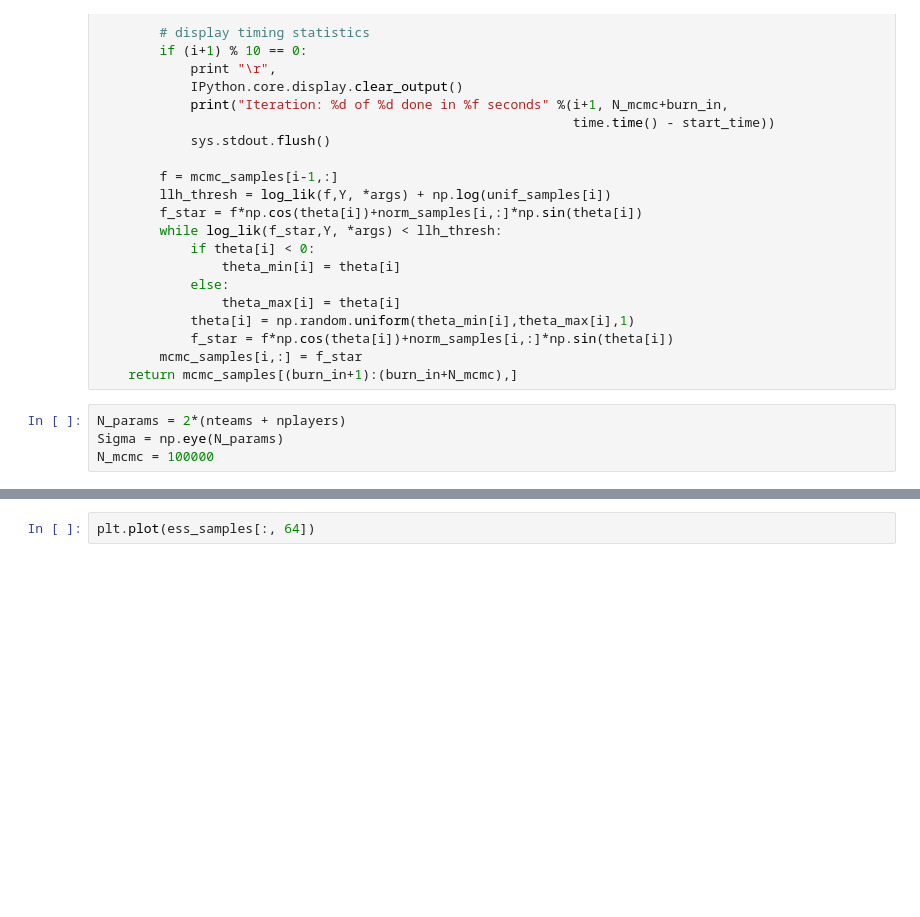
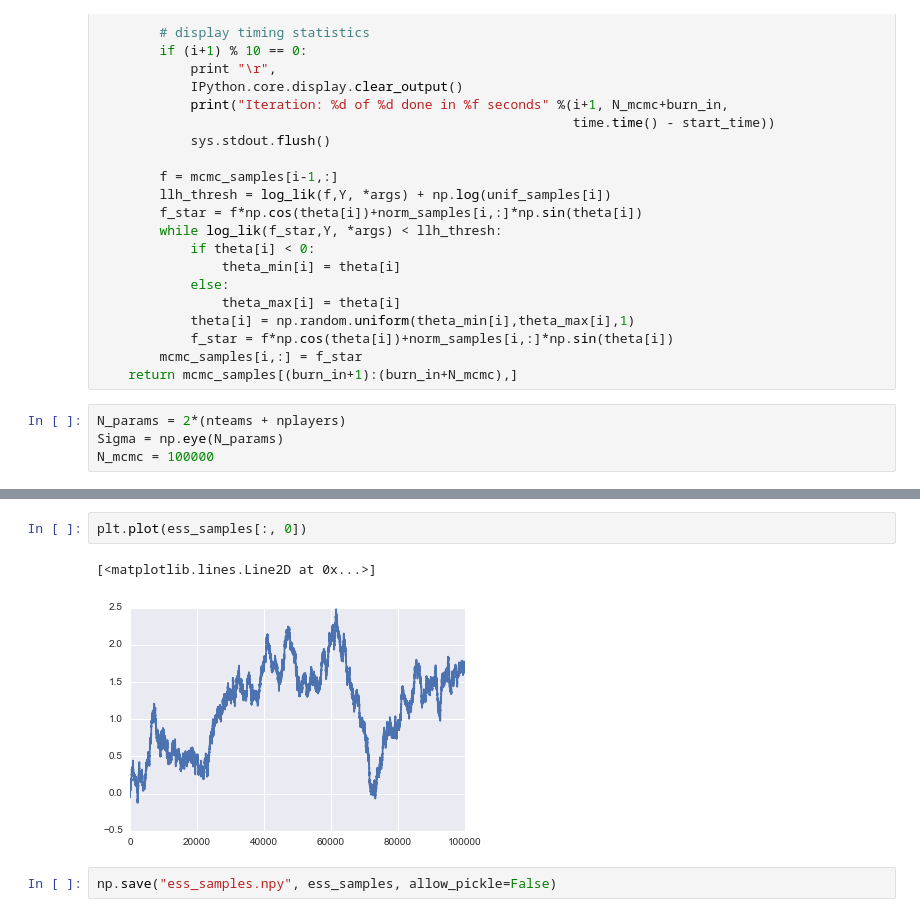
Before and after one commit to AM207Fantasy/am207, a Jupyter notebook: sgd.ipynb, the cells around one changed output, grey strips where cells are left out. Saved outputs shown, nothing was run; the diff lists cells and outputs as text; blank space fills up the shorter version.

```diff
--- a/sgd.ipynb
+++ b/sgd.ipynb
@@ -596,2 +596,7 @@ running elliptical slice sampling...
 # %%
-plt.plot(ess_samples[:, 64])
+plt.plot(ess_samples[:, 0])
+# %% [output]
+[<matplotlib.lines.Line2D at 0x...>]
+[figure, added]
+# %%
+np.save("ess_samples.npy", ess_samples, allow_pickle=False)
```
Also changed, not shown: parts of 3 cells of this notebook.
